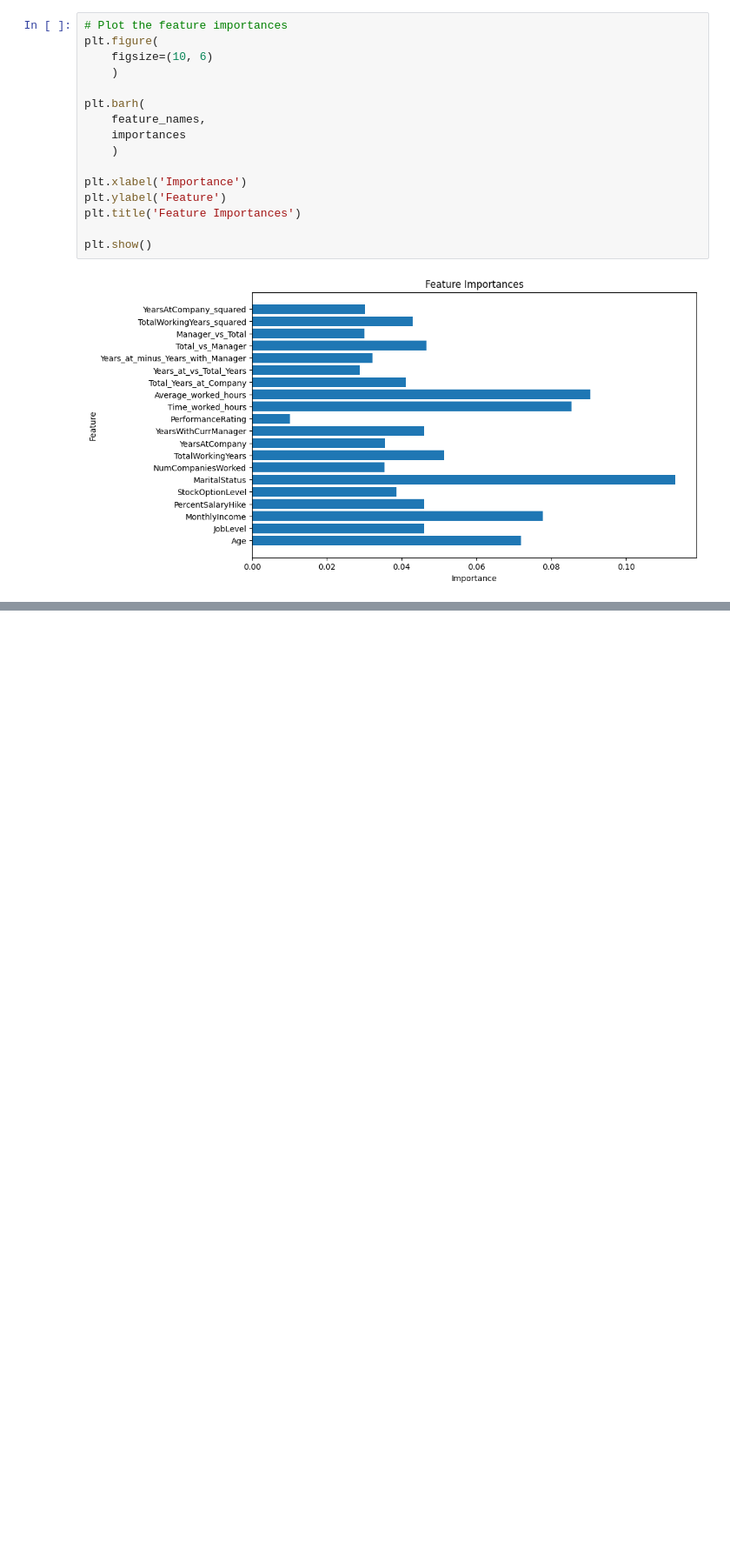
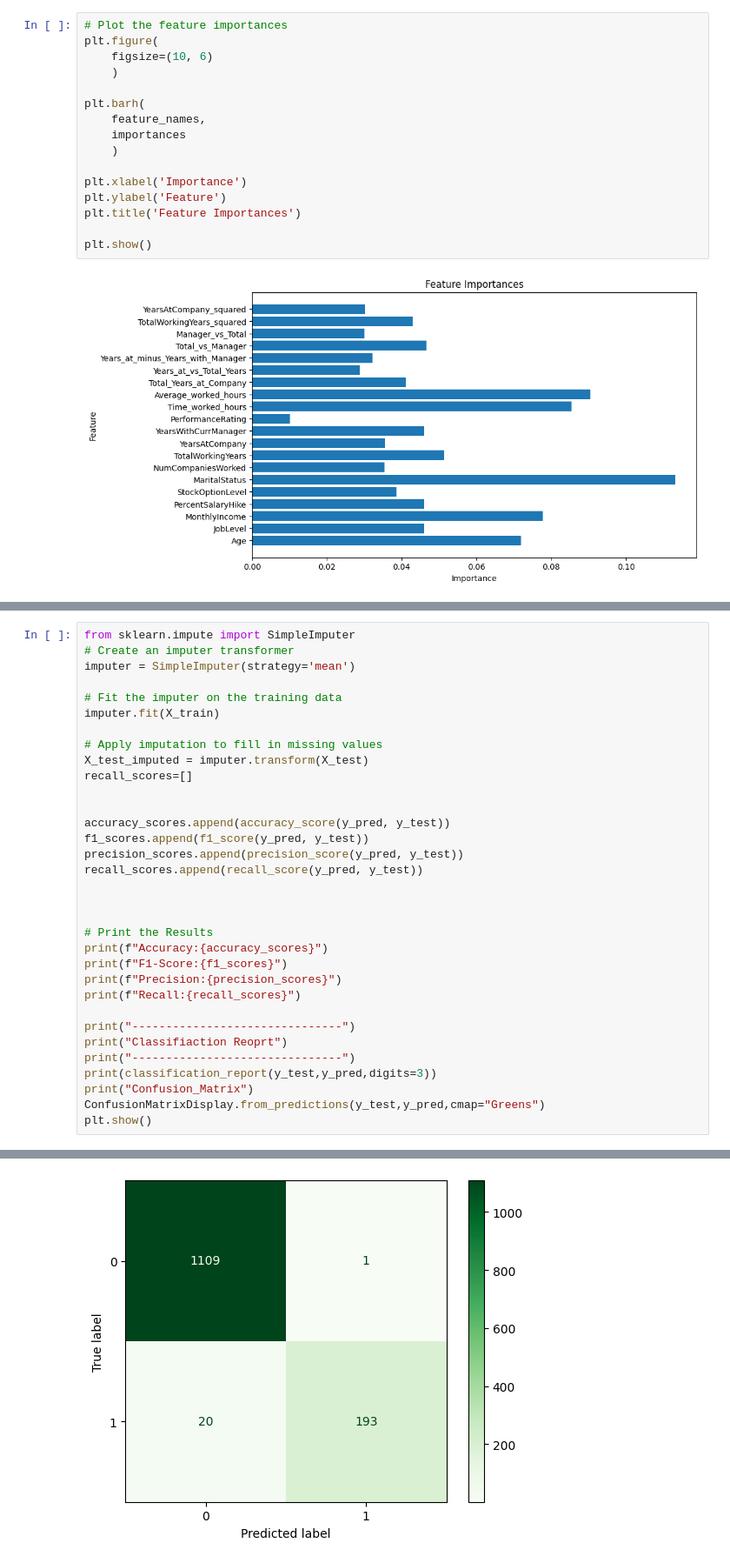
Before and after one commit to SevenNightsDarkCrow/Business_Analytics_I-HR, a Jupyter notebook: Notebooks/Onderzoek.ipynb, the cells around one changed output, grey strips where cells are left out. Shown at 87% size. Saved outputs shown, nothing was run; the diff lists cells and outputs as text; blank space fills up the shorter version.

```diff
--- a/Notebooks/Onderzoek.ipynb
+++ b/Notebooks/Onderzoek.ipynb
@@ -1797,0 +1865,34 @@ plt.show()
+# %%
+from sklearn.impute import SimpleImputer
+# Create an imputer transformer
+imputer = SimpleImputer(strategy='mean')
+
+# Fit the imputer on the training data
+imputer.fit(X_train)
+
+# Apply imputation to fill in missing values
+X_test_imputed = imputer.transform(X_test)
+recall_scores=[]
+
+
+accuracy_scores.append(accuracy_score(y_pred, y_test))
+f1_scores.append(f1_score(y_pred, y_test))
+precision_scores.append(precision_score(y_pred, y_test))
+recall_scores.append(recall_score(y_pred, y_test))
+
+
+
+# Print the Results
+print(f"Accuracy:{accuracy_scores}")
+print(f"F1-Score:{f1_scores}")
+print(f"Precision:{precision_scores}")
+print(f"Recall:{recall_scores}")
+
+print("-------------------------------")
+print("Classifiaction Reoprt")
+print("-------------------------------")
+print(classification_report(y_test,y_pred,digits=3))
+print("Confusion_Matrix")
+ConfusionMatrixDisplay.from_predictions(y_test,y_pred,cmap="Greens")
+plt.show()
+# %% [output]
@@ -1797,0 +1916 @@ plt.show()
+[figure, added]
```
Also changed, not shown: parts of 4 cells of this notebook.
